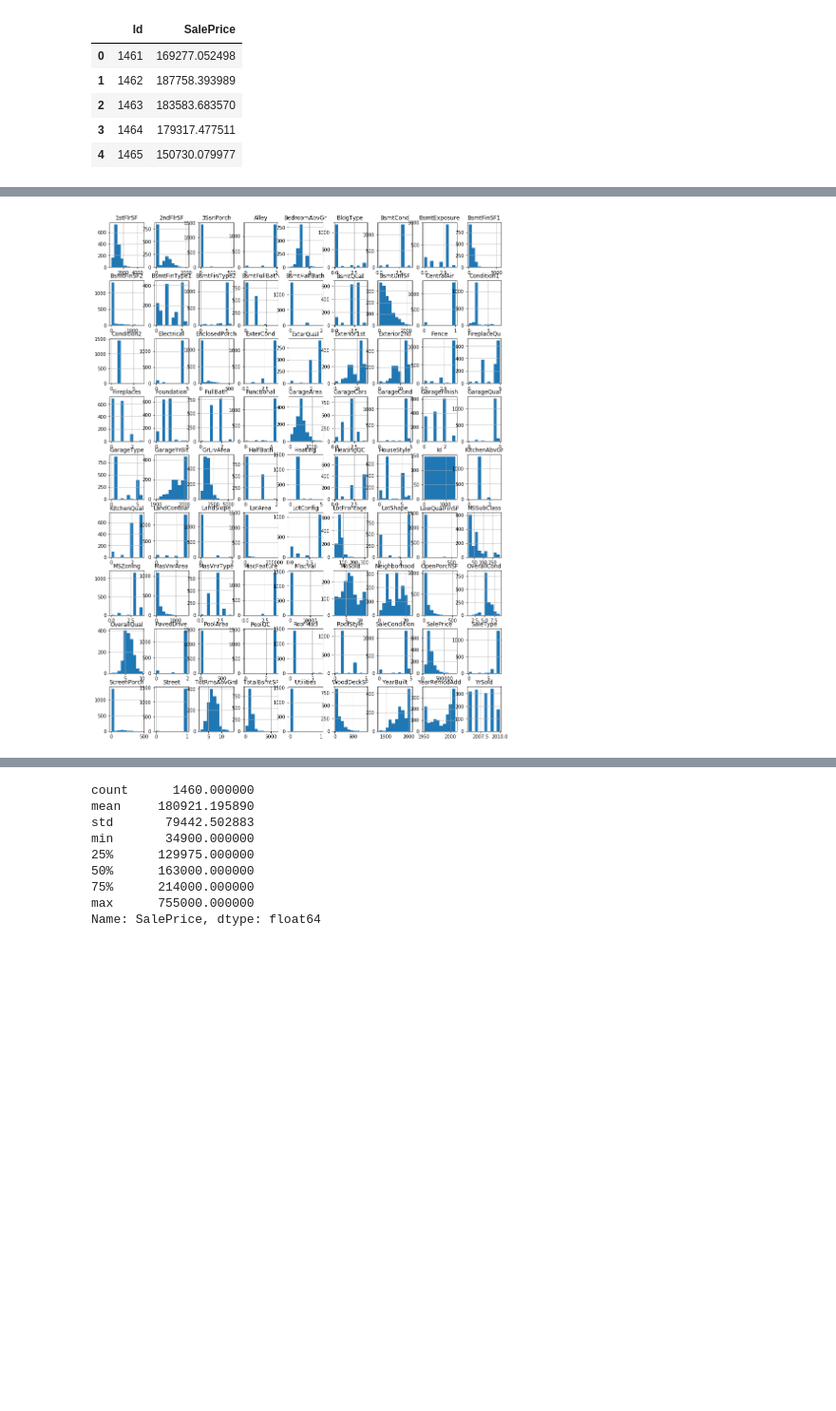
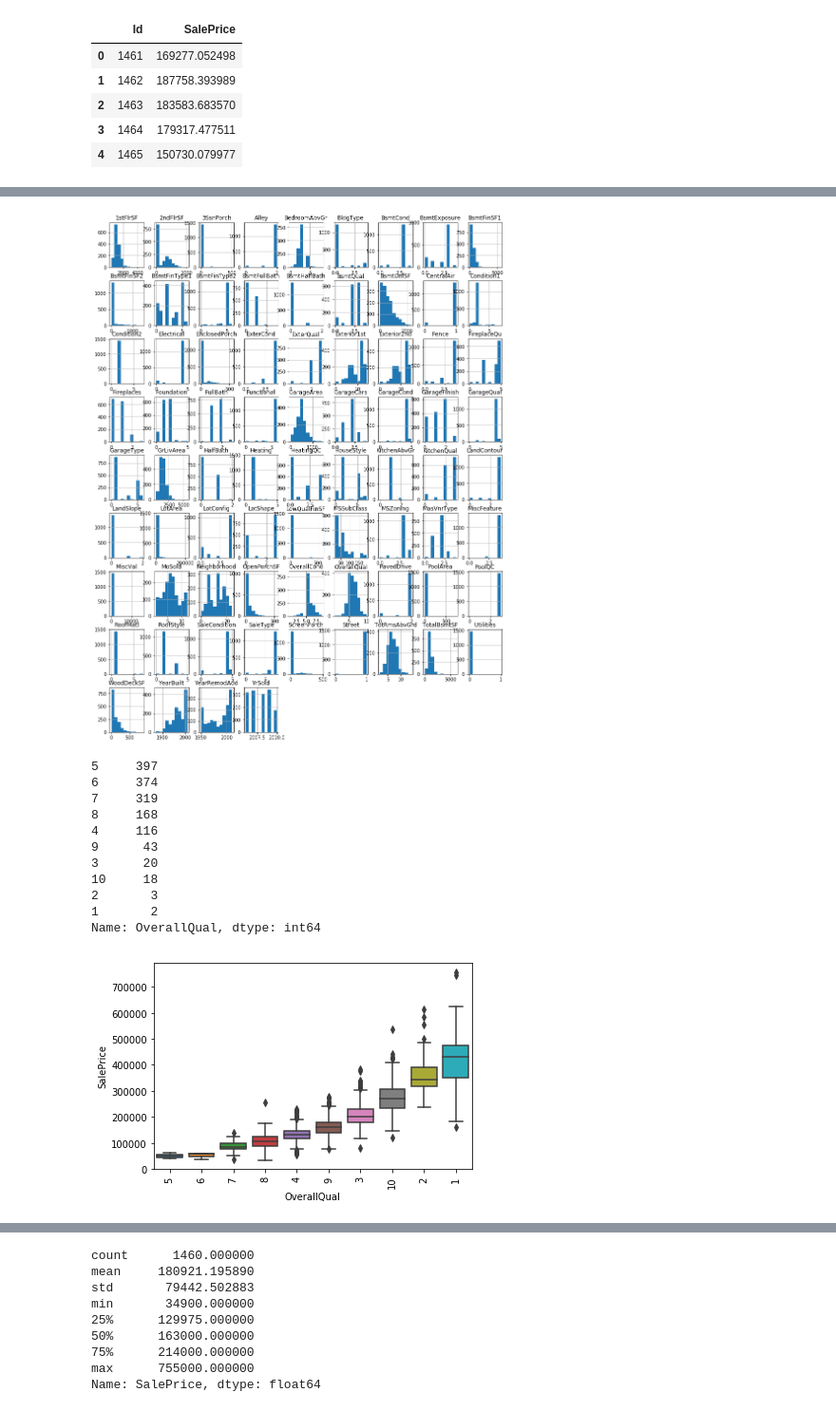
Before and after one commit to kinopee0219/housing_price, a Jupyter notebook: house_price.ipynb, the cells around one changed output, grey strips where cells are left out. Shown: that part at 95% size. Drawn from its saved outputs; the diff is of its cells as text; code cells hidden in the pictures; blank space fills up the shorter version.

```diff
--- a/house_price.ipynb
+++ b/house_price.ipynb
@@ -107,6 +142,23 @@ Length: 80, dtype: object
 # %%
 # Check each distributions
-train_data.hist(figsize=(15, 20))
+X_train.hist(figsize=(15, 20))
 plt.show()
 # %% [output]
-[figure, old version]
+[figure, new version]
+# %%
+# Check the relationship between overallqual and saleprice
+sns.boxplot(X_train['OverallQual'], y_train)
+train_data[['OverallQual', 'SalePrice']].groupby('OverallQual').describe()
+# %% [output]
+5     397
+6     374
+7     319
+8     168
+4     116
+9      43
+3      20
+10     18
+2       3
+1       2
+Name: OverallQual, dtype: int64
+[figure, added]
```
Also changed, not shown: parts of 29 cells of this notebook.
